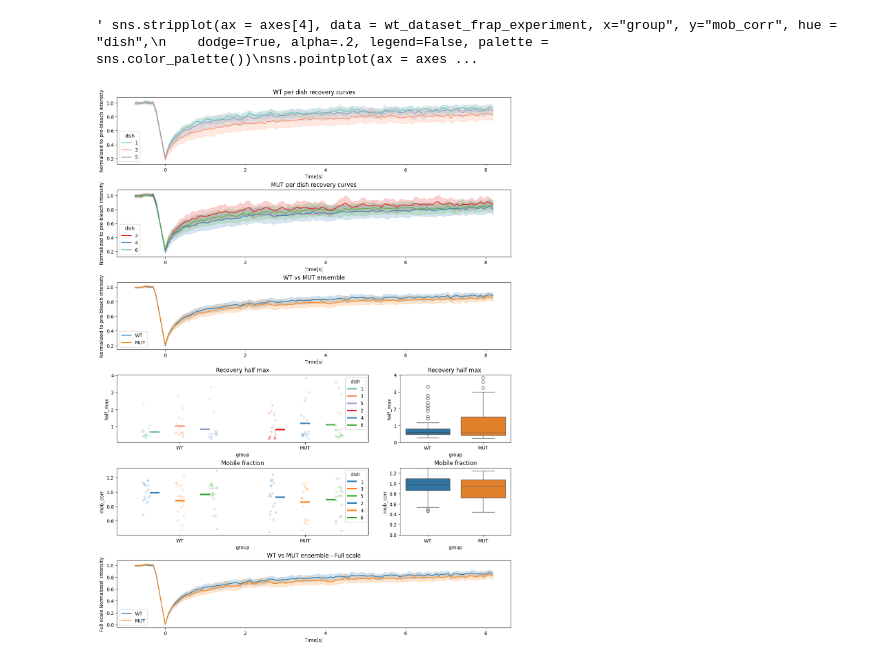
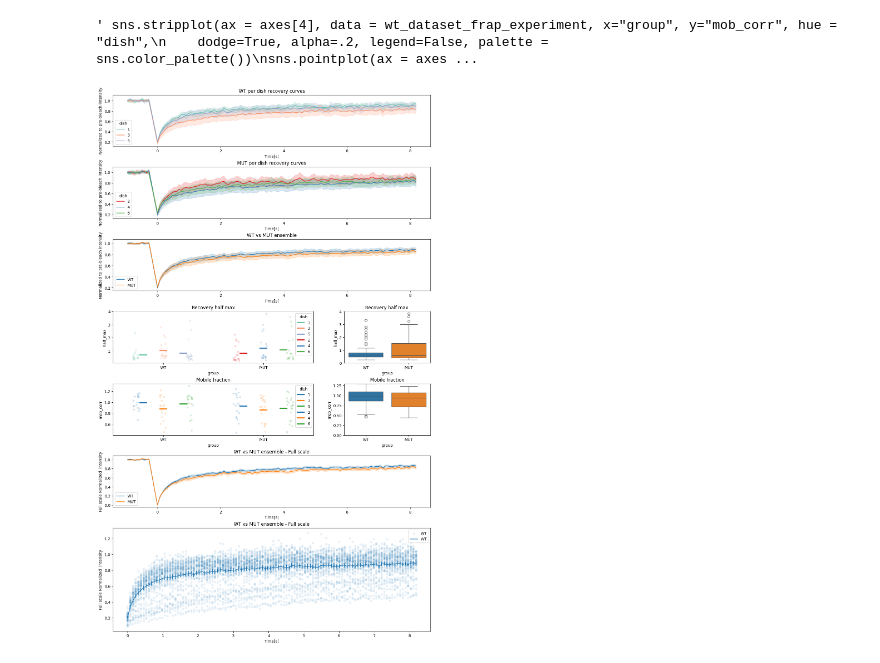
Before and after one commit to amarcosv/FRAP-analysis-younglab, a Jupyter notebook: src/load_plot_results.ipynb, the cells around one changed output. Cells and saved outputs as stored; diff of their text form; code cells hidden in the pictures.

Commit message:
added timepoint binning

```diff
--- a/src/load_plot_results.ipynb
+++ b/src/load_plot_results.ipynb
@@ -81,4 +81,5 @@ sns.lineplot(ax = axes[7], data =mut_dataset_roiData, x= 'timestamp_frap_r', y =
 # %%
+from matplotlib.ticker import FormatStrFormatter
 #import matplotlib.gridspec as gridspec
 fig = plt.figure(constrained_layout=True, figsize=(12, 20))
 spec = fig.add_gridspec(8, 3)
@@ -173,33 +174,51 @@ sns.boxplot(ax = ax4_1, data = wt_dataset_frap_experiment, x="group", y="mob_cor
 sns.boxplot(ax = ax4_1, data = mut_dataset_frap_experiment, x="group", y="mob_corr")
 ax4_1.set_title('Mobile fraction')
 ax4_1.set(ylim=( 0,1.3))
 
 
 ax5 = fig.add_subplot(spec[5, :])
-sns.lineplot(ax = ax5, data =wt_dataset_roiData, x= 'timestamp_frap_r', y = 'frap_fullscale_norm_r', label = 'WT')
-sns.lineplot(ax = ax5, data =mut_dataset_roiData, x= 'timestamp_frap_r', y = 'frap_fullscale_norm_r', label = 'MUT' )
+sns.lineplot(ax = ax5, data =wt_dataset_roiData, x= 'timestamp_frap_r', y = 'frap_fullscale_norm_r', label = 'WT',errorbar = 'se')
+sns.lineplot(ax = ax5, data =mut_dataset_roiData, x= 'timestamp_frap_r', y = 'frap_fullscale_norm_r', label = 'MUT' ,errorbar = 'se')
 ax5.set_ylabel('Full scale Normalized  intensity')
 ax5.set_xlabel('Time[s]')
 ax5.set_title('WT vs MUT ensemble - Full scale')
+
+ax6 = fig.add_subplot(spec[6::, :])
+sns.scatterplot(ax = ax6, data =wt_dataset_roiData[wt_dataset_roiData['timepoint_frap']>=0], x= 'timestamp_frap_r', y = 'frap_norm_r', label = 'WT',
+              alpha = 0.1)
+
+#timestamps = wt_dataset_roiData[wt_dataset_roiData['timepoint_frap']>=0].groupby('timepoint')['timestamp_frap'].mean()
+#y = wt_dataset_roiData[wt_dataset_roiData['timepoint_frap']>=0].groupby('timepoint')['frap_norm_r'].mean()
+#y_std = wt_dataset_roiData[wt_dataset_roiData['timepoint_frap']>=0].groupby('timepoint')['frap_norm_r'].std()
+    #dataset_roiData['timestamp_frap_r'] = timestamps
+#ax6.errorbar(timestamps, y, yerr = y_std)
+sns.lineplot(ax = ax6, data =wt_dataset_roiData[wt_dataset_roiData['timepoint_frap']>=0], x= 'timestamp_frap_r', y = 'frap_norm_r', label = 'WT',
+              errorbar = 'se', err_style = 'bars')
+
+#sns.lineplot(ax = ax6, data =mut_dataset_roiData, x= 'timestamp_frap_r', y = 'frap_fullscale_norm_r', label = 'MUT' )
+ax6.set_ylabel('Full scale Normalized  intensity')
+ax6.set_xlabel('Time[s]')
+ax6.set_title('WT vs MUT ensemble - Full scale')
+#ax6.xaxis.set_major_formatter(FormatStrFormatter('%.1f'))
 
 """ sns.stripplot(ax = axes[4], data = wt_dataset_frap_experiment, x="group", y="mob_corr", hue = "dish",
     dodge=True, alpha=.2, legend=False, palette = sns.color_palette())
 sns.pointplot(ax = axes[4], data = wt_dataset_frap_experiment, x="group", y="mob_corr", hue = "dish",
 dodge=.4, linestyle="none", errorbar=None, marker="_", markersize=20, markeredgewidth=3, palette = sns.color_palette())
 sns.stripplot(ax = axes[4], data = mut_dataset_frap_experiment, x="group", y="mob_corr", hue = "dish",
     dodge=True, alpha=.2, legend=False, palette = sns.color_palette())
 sns.pointplot(ax = axes[4], data = mut_dataset_frap_experiment, x="group", y="mob_corr", hue = "dish",
 dodge=.4, linestyle="none", errorbar=None, marker="_", markersize=20, markeredgewidth=3, palette = sns.color_palette())
 axes[4].set_title('Mobile fraction')
 sns.lineplot(ax = axes[5], data =wt_dataset_roiData, x= 'timestamp_frap_r', y = 'frap_fullscale_norm_r', label = 'WT')
 sns.lineplot(ax = axes[5], data =mut_dataset_roiData, x= 'timestamp_frap_r', y = 'frap_fullscale_norm_r', label = 'MUT' )
 axes[5].set_ylabel('Normalized to pre-bleach intensity')
 axes[5].set_xlabel('Time[s]')
 axes[5].set_title('WT vs MUT ensemble')
 
 sns.lineplot(ax = axes[6], data =wt_dataset_roiData, x= 'timestamp_frap_r', y = 'ref_norm',   label = 'WT')
 sns.lineplot(ax = axes[6], data =mut_dataset_roiData, x= 'timestamp_frap_r', y = 'ref_norm',   label = 'MUT')
 sns.lineplot(ax = axes[7], data =mut_dataset_roiData, x= 'timestamp_frap_r', y = 'ref_norm',   hue = 'file',legend=False) """
 # %% [output]
 ' sns.stripplot(ax = axes[4], data = wt_dataset_frap_experiment, x="group", y="mob_corr", hue = "dish",\n    dodge=True, alpha=.2, legend=False, palette = sns.color_palette())\nsns.pointplot(ax = axes ...
-[figure, old version]
+[figure, new version]
```
Also changed, not shown: parts of 1 cell of this notebook, 3 other files.
